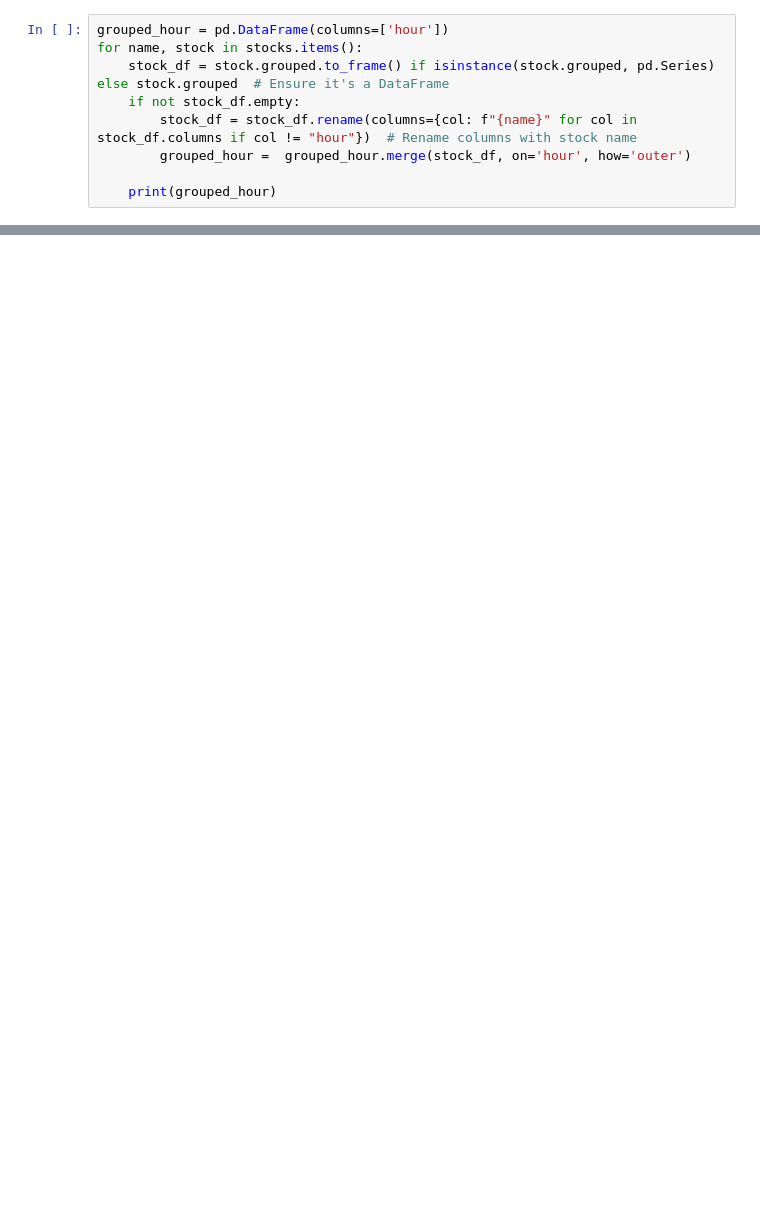
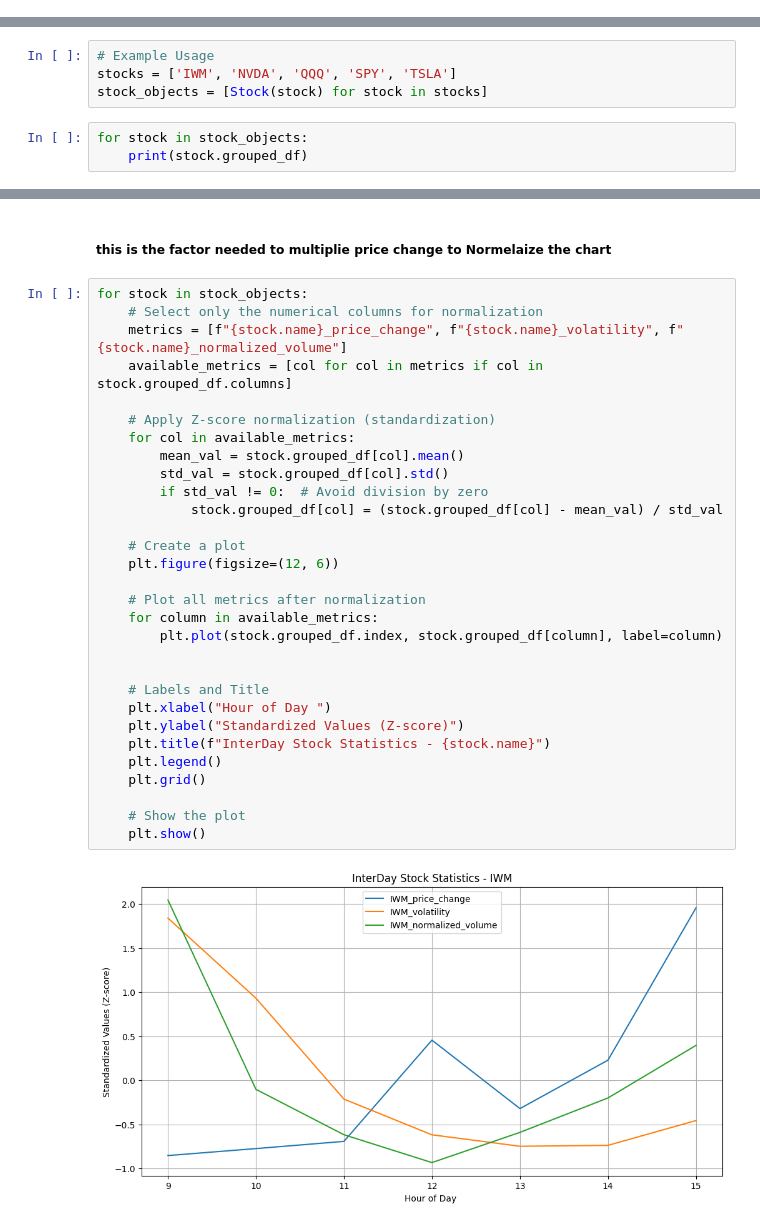
Before and after one commit to sh20022002/probability_of_change, a Jupyter notebook: interday.ipynb, the cells around one changed output, grey strips where cells are left out. Saved outputs shown, nothing was run; the diff lists cells and outputs as text; blank space fills up the shorter version.

```diff
--- a/interday.ipynb
+++ b/interday.ipynb
@@ -25,9 +0,0 @@ stocks = add_df()
-# %%
-grouped_hour = pd.DataFrame(columns=['hour'])
-for name, stock in stocks.items():
-    stock_df = stock.grouped.to_frame() if isinstance(stock.grouped, pd.Series) else stock.grouped  # Ensure it's a DataFrame
-    if not stock_df.empty:
-        stock_df = stock_df.rename(columns={col: f"{name}" for col in stock_df.columns if col != "hour"})  # Rename columns with stock name
-        grouped_hour =  grouped_hour.merge(stock_df, on='hour', how='outer')
-
-    print(grouped_hour)
@@ -93,0 +47,7 @@ for column in columns_to_plot:
+# %%
+# Example Usage
+stocks = ['IWM', 'NVDA', 'QQQ', 'SPY', 'TSLA']
+stock_objects = [Stock(stock) for stock in stocks]
+# %%
+for stock in stock_objects:
+    print(stock.grouped_df)
@@ -93,0 +75,34 @@ for column in columns_to_plot:
+# %% [markdown]
+<h5> this is the factor needed to multiplie price change to Normelaize the chart
+# %%
+for stock in stock_objects:
+    # Select only the numerical columns for normalization
+    metrics = [f"{stock.name}_price_change", f"{stock.name}_volatility", f"{stock.name}_normalized_volume"]
+    available_metrics = [col for col in metrics if col in stock.grouped_df.columns]
+
+    # Apply Z-score normalization (standardization)
+    for col in available_metrics:
+        mean_val = stock.grouped_df[col].mean()
+        std_val = stock.grouped_df[col].std()
+        if std_val != 0:  # Avoid division by zero
+            stock.grouped_df[col] = (stock.grouped_df[col] - mean_val) / std_val
+
+    # Create a plot
+    plt.figure(figsize=(12, 6))
+
+    # Plot all metrics after normalization
+    for column in available_metrics:
+        plt.plot(stock.grouped_df.index, stock.grouped_df[column], label=column)
+
+
+    # Labels and Title
+    plt.xlabel("Hour of Day ")
+    plt.ylabel("Standardized Values (Z-score)")
+    plt.title(f"InterDay Stock Statistics - {stock.name}")
+    plt.legend()
+    plt.grid()
+
+    # Show the plot
+    plt.show()
+# %% [output]
+[figure, added]
```
Also changed, not shown: parts of 12 cells of this notebook, 1 other file.
